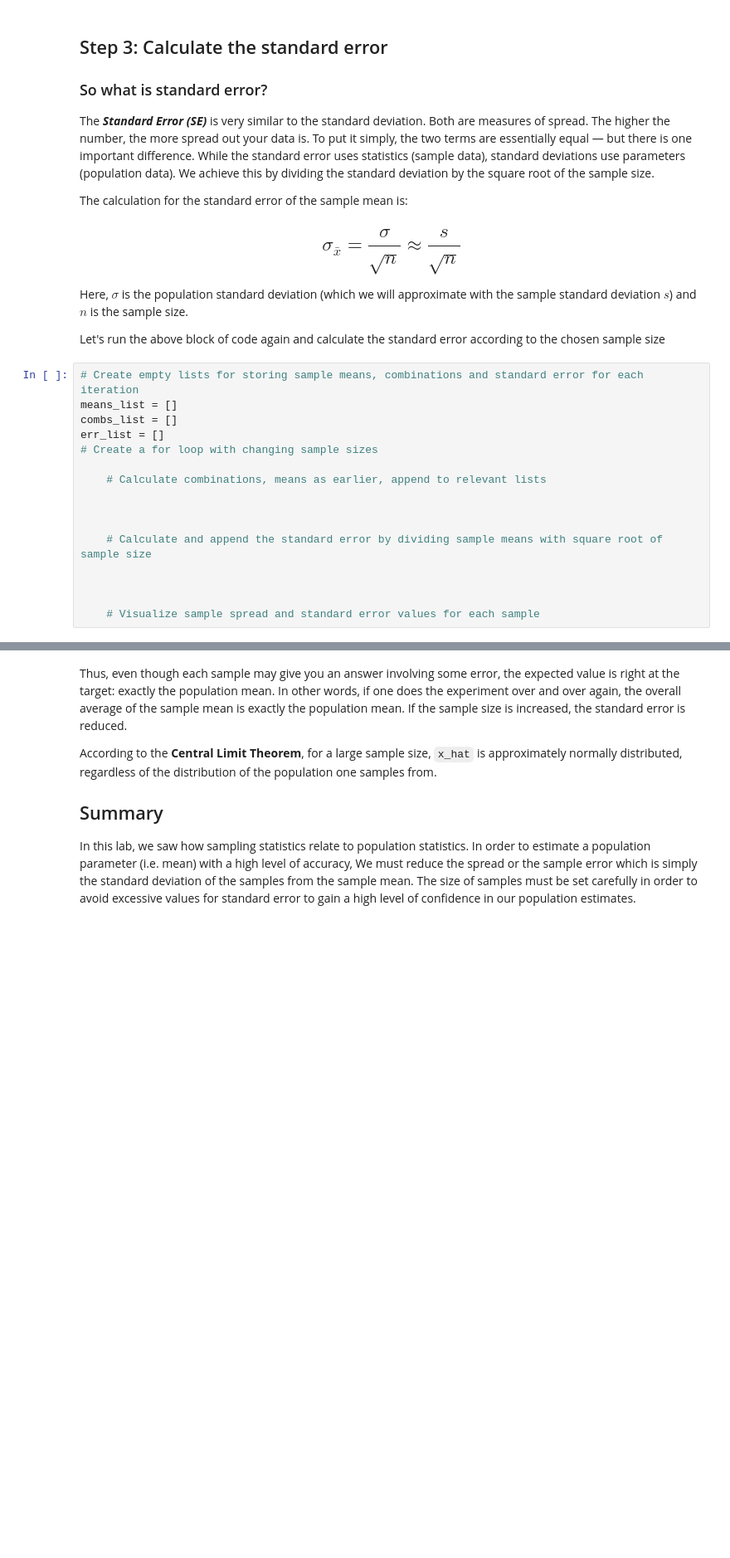
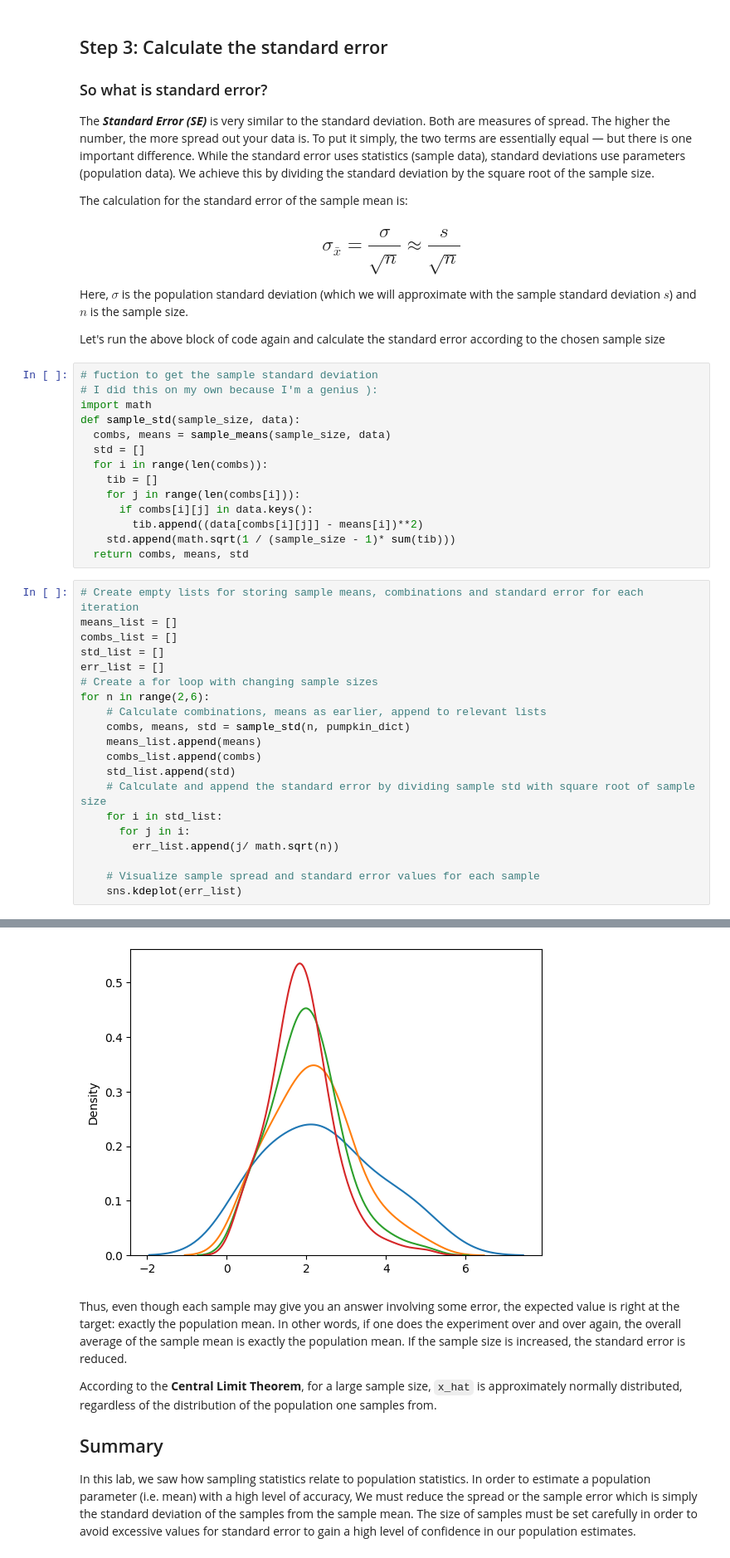
Before and after one commit to patsi-dev/dsc-sampling-statistics-lab, a Jupyter notebook: index.ipynb, the cells around one changed output, grey strips where cells are left out. Shown at 83% size. Cells and saved outputs as stored; diff of their text form; blank space fills up the shorter version.

```diff
--- a/index.ipynb
+++ b/index.ipynb
@@ -376,19 +376,38 @@ The calculation for the standard error of the sample mean is:
 Here, $\sigma$ is the population standard deviation (which we will approximate with the sample standard deviation $s$) and $n$ is the sample size.
 
 Let's run the above block of code again and calculate the standard error according to the chosen sample size
+# %%
+# fuction to get the sample standard deviation
+# I did this on my own because I'm a genius ):
+import math
+def sample_std(sample_size, data):
+  combs, means = sample_means(sample_size, data)
+  std = []
+  for i in range(len(combs)):
+    tib = []
+    for j in range(len(combs[i])):
+      if combs[i][j] in data.keys():
+        tib.append((data[combs[i][j]] - means[i])**2)
+    std.append(math.sqrt(1 / (sample_size - 1)* sum(tib)))
+  return combs, means, std
 # %%
 # Create empty lists for storing sample means, combinations and standard error for each iteration
 means_list = []
 combs_list = []
+std_list = []
 err_list = []
 # Create a for loop with changing sample sizes
-
+for n in range(2,6):
     # Calculate combinations, means as earlier, append to relevant lists
-
-
-
-    # Calculate and append the standard error by dividing sample means with square root of sample size
-
-
+    combs, means, std = sample_std(n, pumpkin_dict)
+    means_list.append(means)
+    combs_list.append(combs)
+    std_list.append(std)
+    # Calculate and append the standard error by dividing sample std with square root of sample size
+    for i in std_list:
+      for j in i:
+        err_list.append(j/ math.sqrt(n))
 
     # Visualize sample spread and standard error values for each sample
+    sns.kdeplot(err_list)
+# %% [output]
@@ -395,3 +422,4 @@ err_list = []
+[figure, added]
 # %% [markdown]
 Thus, even though each sample may give you an answer involving some error, the expected value is right at the target: exactly the population mean. In other words, if one does the experiment over and over again, the overall average of the sample mean is exactly the population mean. If the sample size is increased, the standard error is reduced.
 
```
Also changed, not shown: parts of 3 cells of this notebook.
